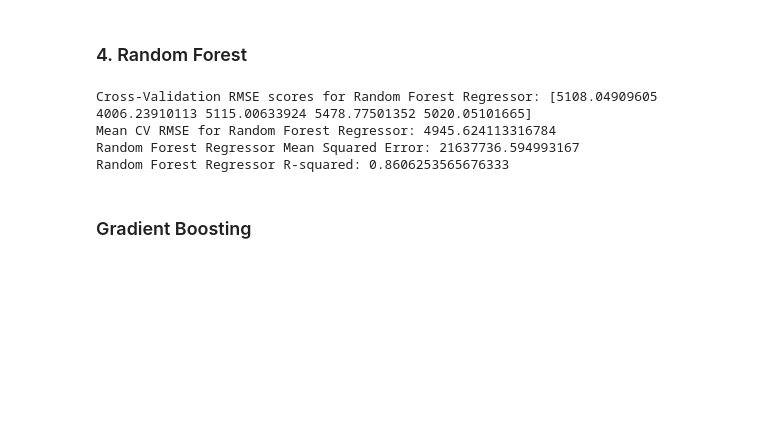
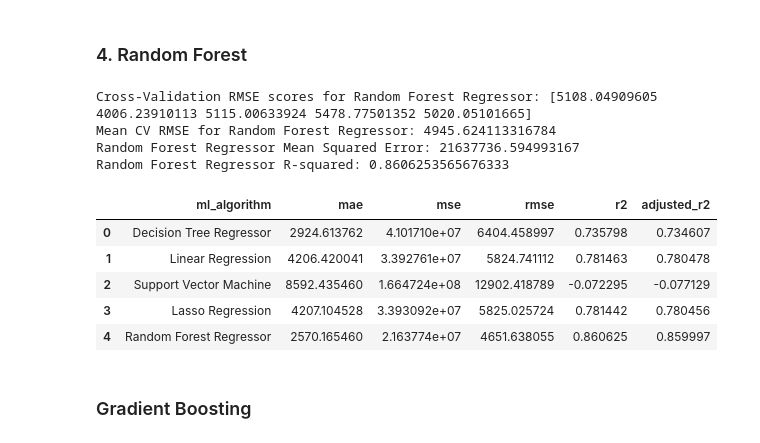
Before and after one commit to awesomecosmos/Insurance-Predictions, a Jupyter notebook: final_project.ipynb, the cells around one changed output. Saved outputs shown, nothing was run; the diff lists cells and outputs as text; code cells hidden in the pictures; blank space fills up the shorter version.

```diff
--- a/final_project.ipynb
+++ b/final_project.ipynb
@@ -429,3 +533,13 @@ Cross-Validation RMSE scores for Support Vector Regression: [12529.09152249 1375
 Mean CV RMSE for Support Vector Regression: 12581.31452733684
 Support Vector Regression Mean Squared Error: 166472410.6072576
 Support Vector Regression R-squared: -0.07229482010987542
+# %%
+cv_results.loc[len(cv_results)] = [
+    "Support Vector Machine",
+    mae_svr, # mae
+    mse_svr, # mse
+    np.sqrt(mse_svr), # rmse
+    r2_svr, # r2
+    a_rsquare(X, r2_svr) # adjusted r2
+]
+cv_results
@@ -505,3 +642,13 @@ Cross-Validation RMSE scores for Lasso Regression: [6322.82314371 5669.33391037
 Mean CV RMSE for Lasso Regression: 6144.211456773044
 Lasso Regression Mean Squared Error: 33930924.6905315
 Lasso Regression R-squared: 0.7814415334380399
+# %%
+cv_results.loc[len(cv_results)] = [
+    "Lasso Regression",
+    mae_lasso, # mae
+    mse_lasso, # mse
+    np.sqrt(mse_lasso), # rmse
+    r2_lasso, # r2
+    a_rsquare(X, r2_lasso) # adjusted r2
+]
+cv_results
@@ -535,6 +689,23 @@ Cross-Validation RMSE scores for Random Forest Regressor: [5108.04909605 4006.23
 Mean CV RMSE for Random Forest Regressor: 4945.624113316784
 Random Forest Regressor Mean Squared Error: 21637736.594993167
 Random Forest Regressor R-squared: 0.8606253565676333
+# %%
+cv_results.loc[len(cv_results)] = [
+    "Random Forest Regressor",
+    mae_rf, # mae
+    mse_rf, # mse
+    np.sqrt(mse_rf), # rmse
+    r2_rf, # r2
+    a_rsquare(X, r2_rf) # adjusted r2
+]
+cv_results
+# %% [output]
+|  | ml_algorithm | mae | mse | rmse | r2 | adjusted_r2 |
+| 0 | Decision Tree Regressor | 2924.613762 | 4.101710e+07 | 6404.458997 | 0.735798 | 0.734607 |
+| 1 | Linear Regression | 4206.420041 | 3.392761e+07 | 5824.741112 | 0.781463 | 0.780478 |
+| 2 | Support Vector Machine | 8592.435460 | 1.664724e+08 | 12902.418789 | -0.072295 | -0.077129 |
+| 3 | Lasso Regression | 4207.104528 | 3.393092e+07 | 5825.025724 | 0.781442 | 0.780456 |
+| 4 | Random Forest Regressor | 2570.165460 | 2.163774e+07 | 4651.638055 | 0.860625 | 0.859997 |
 # %% [markdown]
 ### Gradient Boosting
 # %%
```
Also changed, not shown: parts of 26 cells of this notebook.
